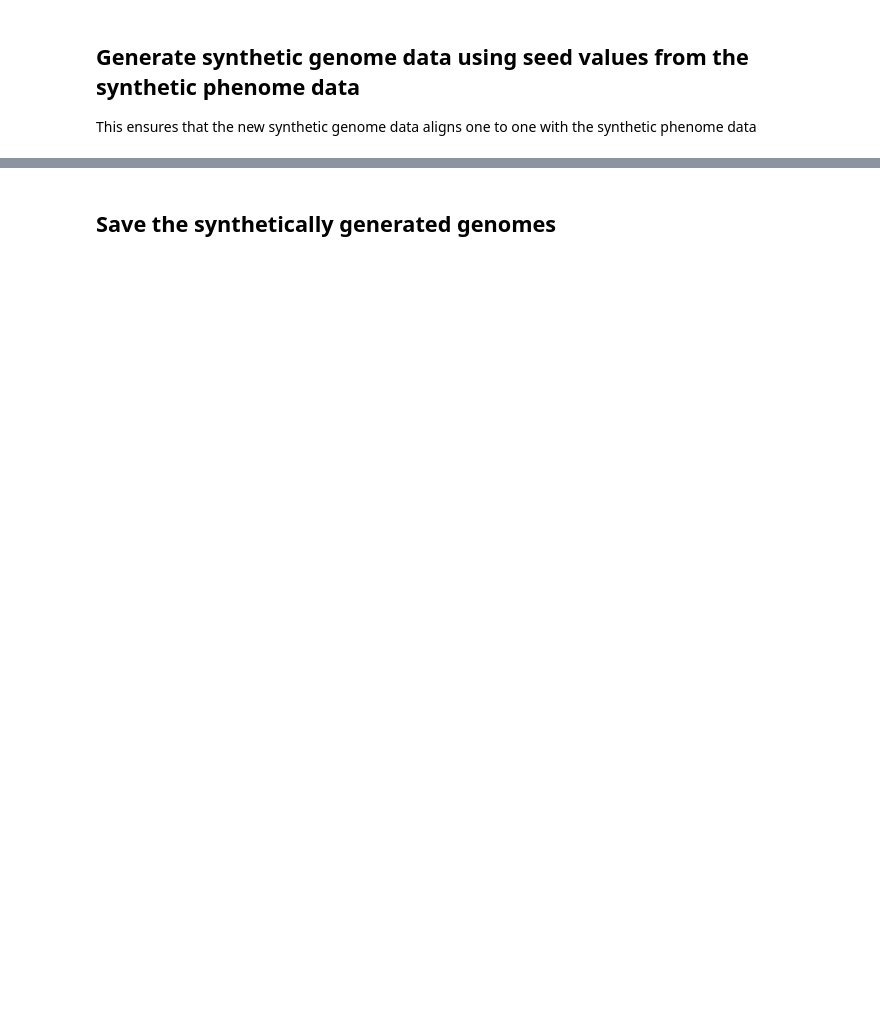
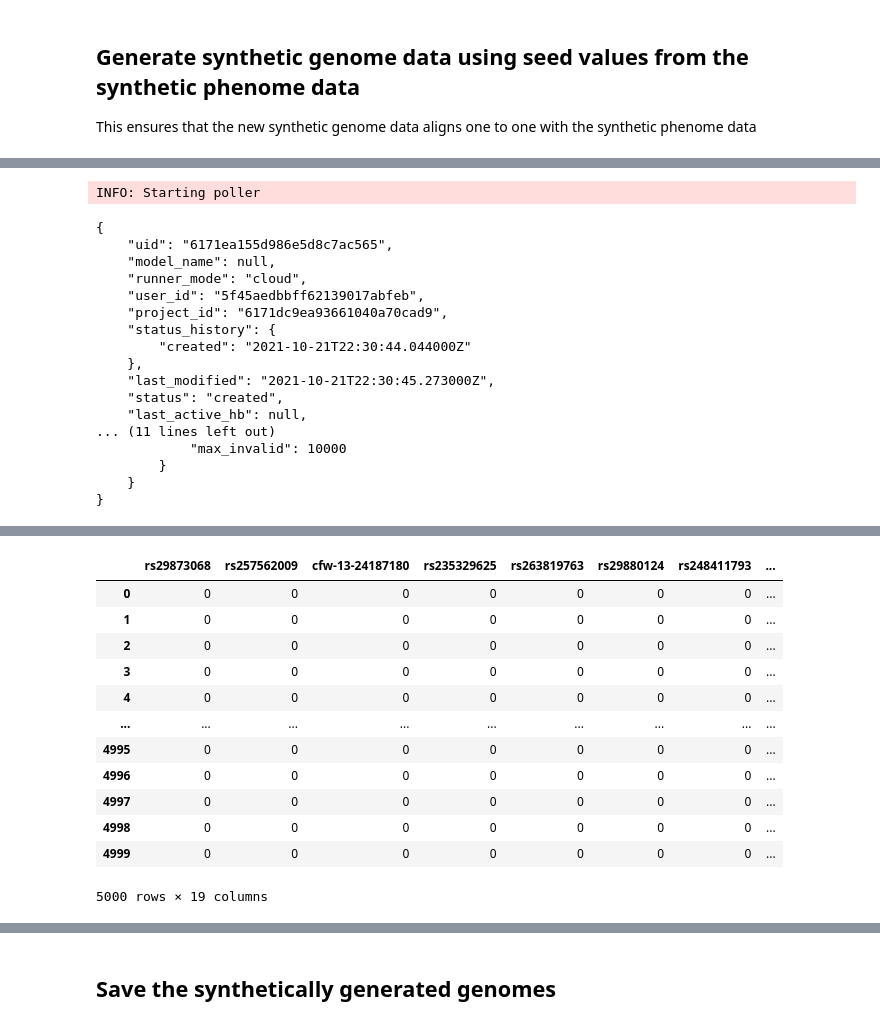
Before and after one commit to gretelai/synthetic-data-genomics, a Jupyter notebook: synthetics/04_create_synthetic_mouse_genomes.ipynb, the cells around one changed output, grey strips where cells are left out. Drawn from its saved outputs; the diff is of its cells as text; code cells hidden in the pictures; blank space fills up the shorter version.

```diff
--- a/synthetics/04_create_synthetic_mouse_genomes.ipynb
+++ b/synthetics/04_create_synthetic_mouse_genomes.ipynb
@@ -142,0 +343,30 @@ synthetic_genomes
+# %%
+# Now repeat the process of using the phenome seeds to generate genome data for the low
+# association batch
+
+rh = models[1].create_record_handler_obj(data_source=seedfile, params={"num_records": len(seed_df)})
+rh.submit_cloud()
+
+poll(rh)
+
+synthetic_genomes_lowassoc = pd.read_csv(rh.get_artifact_link("data"), compression='gzip')
+synthetic_genomes_lowassoc
+# %% [output]
+INFO: Starting poller
+{
+    "uid": "6171ea155d986e5d8c7ac565",
+    "model_name": null,
+    "runner_mode": "cloud",
+    "user_id": "5f45aedbbff62139017abfeb",
+    "project_id": "6171dc9ea93661040a70cad9",
+    "status_history": {
+        "created": "2021-10-21T22:30:44.044000Z"
+    },
+    "last_modified": "2021-10-21T22:30:45.273000Z",
+    "status": "created",
+    "last_active_hb": null,
+... (11 lines left out)
+            "max_invalid": 10000
+        }
+    }
+}
@@ -142,0 +390,13 @@ synthetic_genomes
+|  | rs29873068 | rs257562009 | cfw-13-24187180 | rs235329625 | rs263819763 | rs29880124 | rs248411793 | ... |
+| 0 | 0 | 0 | 0 | 0 | 0 | 0 | 0 | ... |
+| 1 | 0 | 0 | 0 | 0 | 0 | 0 | 0 | ... |
+| 2 | 0 | 0 | 0 | 0 | 0 | 0 | 0 | ... |
+| 3 | 0 | 0 | 0 | 0 | 0 | 0 | 0 | ... |
+| 4 | 0 | 0 | 0 | 0 | 0 | 0 | 0 | ... |
+| ... | ... | ... | ... | ... | ... | ... | ... | ... |
+| 4995 | 0 | 0 | 0 | 0 | 0 | 0 | 0 | ... |
+| 4996 | 0 | 0 | 0 | 0 | 0 | 0 | 0 | ... |
+| 4997 | 0 | 0 | 0 | 0 | 0 | 0 | 0 | ... |
+| 4998 | 0 | 0 | 0 | 0 | 0 | 0 | 0 | ... |
+| 4999 | 0 | 0 | 0 | 0 | 0 | 0 | 0 | ... |
+5000 rows × 19 columns
```
Also changed, not shown: parts of 23 cells of this notebook, 7 other files.
